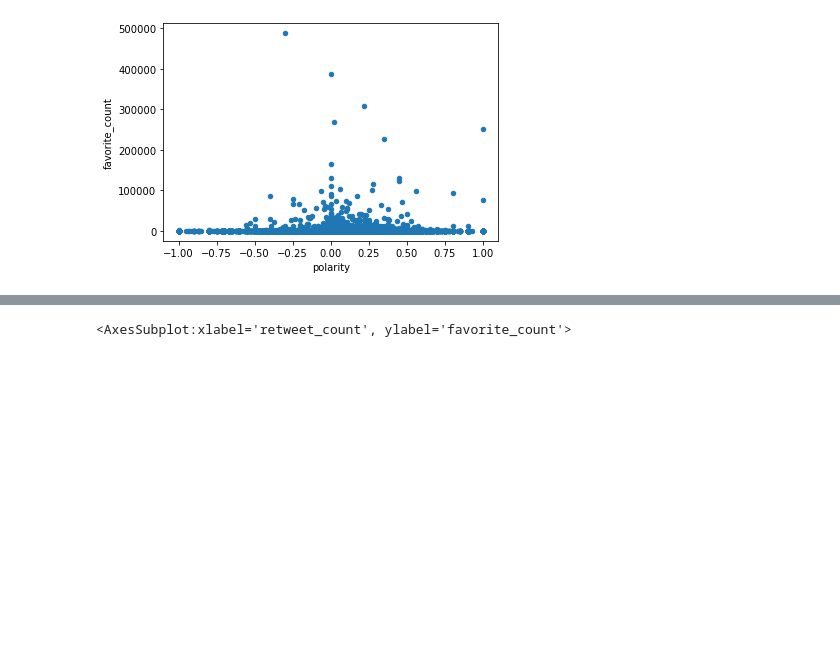
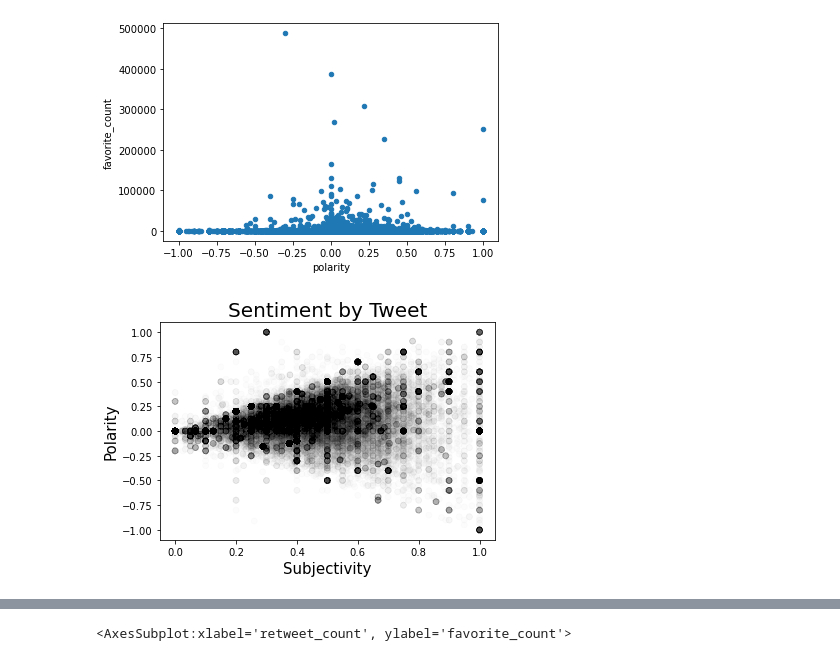
Before and after one commit to datakind/Mar21-vaccine-uptake, a Jupyter notebook: 02_eda/twitter_eda.ipynb, the cells around one changed output, grey strips where cells are left out. Cells and saved outputs as stored; diff of their text form; code cells hidden in the pictures; blank space fills up the shorter version.

```diff
--- a/02_eda/twitter_eda.ipynb
+++ b/02_eda/twitter_eda.ipynb
@@ -187,3 +222,19 @@ new_df.plot.scatter(x='polarity', y='favorite_count')
 # %% [output]
 <AxesSubplot:xlabel='polarity', ylabel='favorite_count'>
 [figure]
+# %%
+x = new_df.subjectivity
+y = new_df.polarity
+c = new_df.favorite_count
+import matplotlib.cm as cm
+plt.scatter(x, y, c=c, alpha=0.01, cmap="gray")
+# plt.xlim(0, 1)
+# plt.ylim(-1, 1)
+
+plt.title('Sentiment by Tweet', fontsize=20)
+plt.xlabel('Subjectivity', fontsize=15)
+plt.ylabel('Polarity', fontsize=15)
+
+plt.show()
+# %% [output]
+[figure, added]
```
Also changed, not shown: parts of 28 cells of this notebook.
